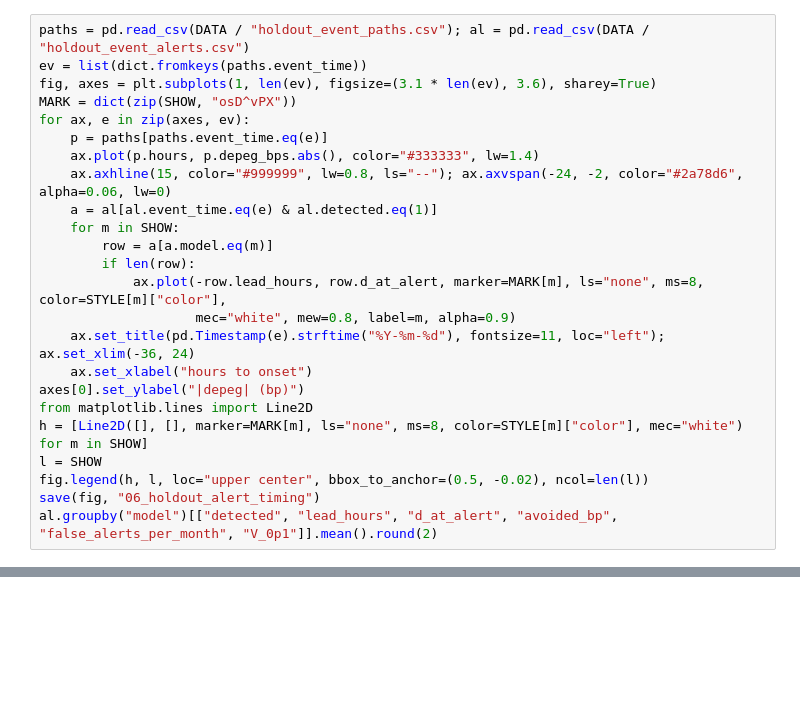
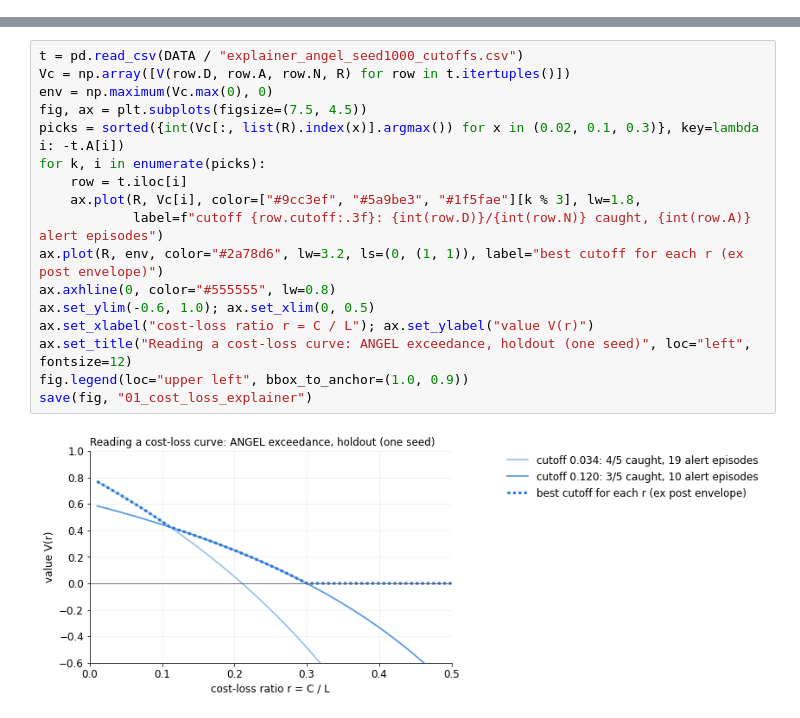
Before and after one commit to ochaff/stablecoin-depeg-forecast, a Jupyter notebook: slides/early_warning_results.ipynb, the cells around one changed output, grey strips where cells are left out. Cells and saved outputs as stored; diff of their text form; blank space fills up the shorter version.

```diff
--- a/slides/early_warning_results.ipynb
+++ b/slides/early_warning_results.ipynb
@@ -203,24 +0,0 @@ first timely alert of each score, at the cutoff that maximises V(0.1) on the hol
-# %%
-paths = pd.read_csv(DATA / "holdout_event_paths.csv"); al = pd.read_csv(DATA / "holdout_event_alerts.csv")
-ev = list(dict.fromkeys(paths.event_time))
-fig, axes = plt.subplots(1, len(ev), figsize=(3.1 * len(ev), 3.6), sharey=True)
-MARK = dict(zip(SHOW, "osD^vPX"))
-for ax, e in zip(axes, ev):
-    p = paths[paths.event_time.eq(e)]
-    ax.plot(p.hours, p.depeg_bps.abs(), color="#333333", lw=1.4)
-    ax.axhline(15, color="#999999", lw=0.8, ls="--"); ax.axvspan(-24, -2, color="#2a78d6", alpha=0.06, lw=0)
-    a = al[al.event_time.eq(e) & al.detected.eq(1)]
-    for m in SHOW:
-        row = a[a.model.eq(m)]
-        if len(row):
-            ax.plot(-row.lead_hours, row.d_at_alert, marker=MARK[m], ls="none", ms=8, color=STYLE[m]["color"],
-                    mec="white", mew=0.8, label=m, alpha=0.9)
-    ax.set_title(pd.Timestamp(e).strftime("%Y-%m-%d"), fontsize=11, loc="left"); ax.set_xlim(-36, 24)
-    ax.set_xlabel("hours to onset")
-axes[0].set_ylabel("|depeg| (bp)")
-from matplotlib.lines import Line2D
-h = [Line2D([], [], marker=MARK[m], ls="none", ms=8, color=STYLE[m]["color"], mec="white") for m in SHOW]
-l = SHOW
-fig.legend(h, l, loc="upper center", bbox_to_anchor=(0.5, -0.02), ncol=len(l))
-save(fig, "06_holdout_alert_timing")
-al.groupby("model")[["detected", "lead_hours", "d_at_alert", "avoided_bp", "false_alerts_per_month", "V_0p1"]].mean().round(2)
@@ -247,0 +130,19 @@ al.groupby("model")[["detected", "lead_hours", "d_at_alert", "avoided_bp", "fals
+# %%
+t = pd.read_csv(DATA / "explainer_angel_seed1000_cutoffs.csv")
+Vc = np.array([V(row.D, row.A, row.N, R) for row in t.itertuples()])
+env = np.maximum(Vc.max(0), 0)
+fig, ax = plt.subplots(figsize=(7.5, 4.5))
+picks = sorted({int(Vc[:, list(R).index(x)].argmax()) for x in (0.02, 0.1, 0.3)}, key=lambda i: -t.A[i])
+for k, i in enumerate(picks):
+    row = t.iloc[i]
+    ax.plot(R, Vc[i], color=["#9cc3ef", "#5a9be3", "#1f5fae"][k % 3], lw=1.8,
+            label=f"cutoff {row.cutoff:.3f}: {int(row.D)}/{int(row.N)} caught, {int(row.A)} alert episodes")
+ax.plot(R, env, color="#2a78d6", lw=3.2, ls=(0, (1, 1)), label="best cutoff for each r (ex post envelope)")
+ax.axhline(0, color="#555555", lw=0.8)
+ax.set_ylim(-0.6, 1.0); ax.set_xlim(0, 0.5)
+ax.set_xlabel("cost-loss ratio r = C / L"); ax.set_ylabel("value V(r)")
+ax.set_title("Reading a cost-loss curve: ANGEL exceedance, holdout (one seed)", loc="left", fontsize=12)
+fig.legend(loc="upper left", bbox_to_anchor=(1.0, 0.9))
+save(fig, "01_cost_loss_explainer")
+# %% [output]
+[figure, added]
```
Also changed, not shown: parts of 41 cells of this notebook, 24 other files.
